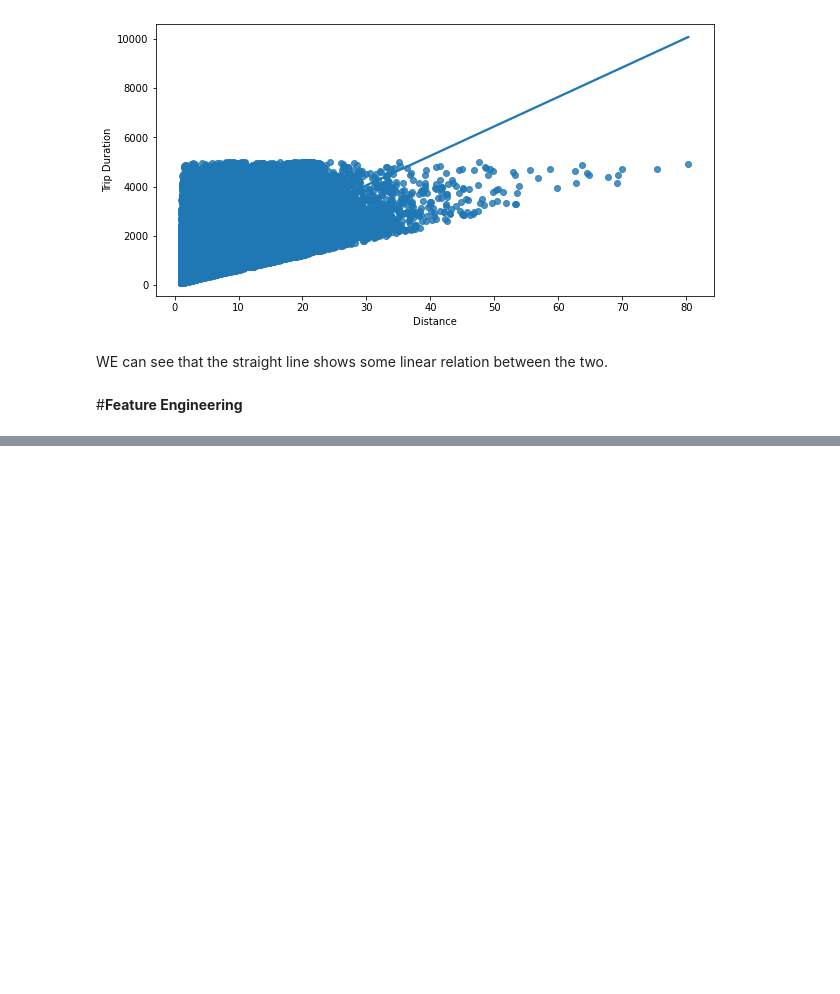
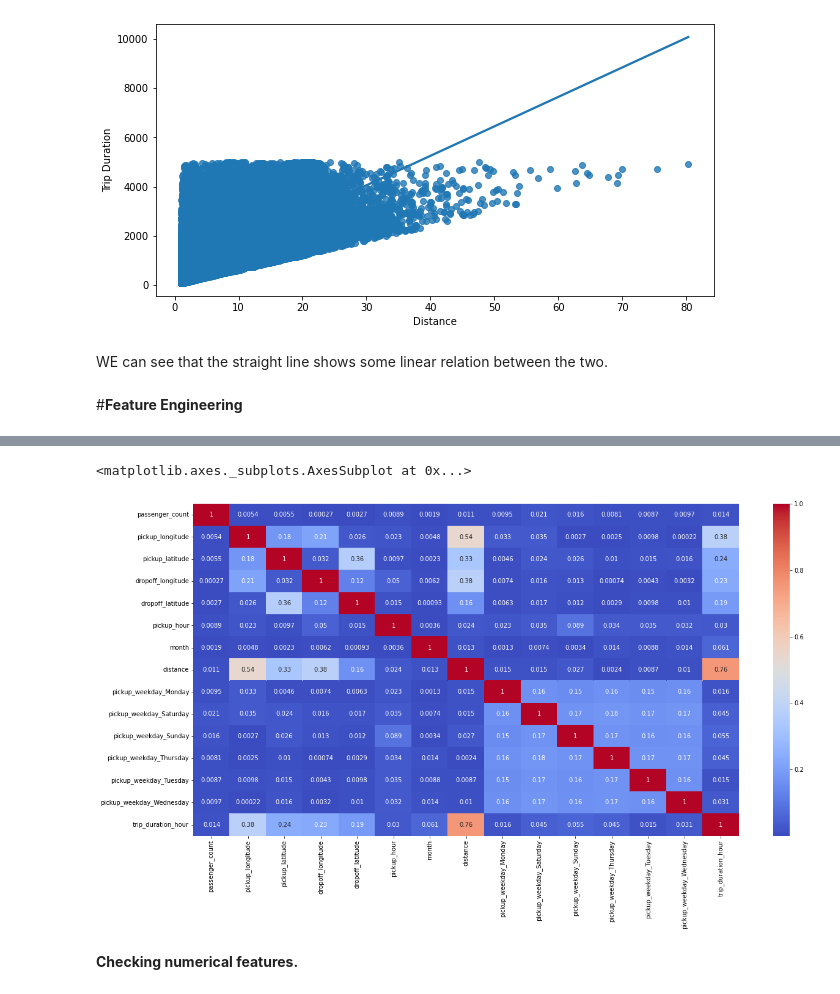
Before and after one commit to SwenFereira/NYC-Taxi-Trip-Time-Prediction---Capstone-Project, a Jupyter notebook: Final_NYC_Taxi_Trip_Time_Prediction_Capstone_Project.ipynb, the cells around one changed output, grey strips where cells are left out. Cells and saved outputs as stored; diff of their text form; code cells hidden in the pictures; blank space fills up the shorter version.

```diff
--- a/Final_NYC_Taxi_Trip_Time_Prediction_Capstone_Project.ipynb
+++ b/Final_NYC_Taxi_Trip_Time_Prediction_Capstone_Project.ipynb
@@ -774,0 +881,11 @@ WE can see that the straight line shows some linear relation between the two.
+# %%
+data=data.drop(['store_and_fwd_flag_N', 'store_and_fwd_flag_Y','vendor_id'], axis=1)
+# %%
+plt.figure (figsize= (20,10))
+corelation= data.corr()
+sns.heatmap(abs(corelation), annot=True, cmap='coolwarm')
+# %% [output]
+<matplotlib.axes._subplots.AxesSubplot at 0x...>
+[figure, added]
+# %% [markdown]
+**Checking numerical features.**
```
Also changed, not shown: parts of 19 cells of this notebook.
